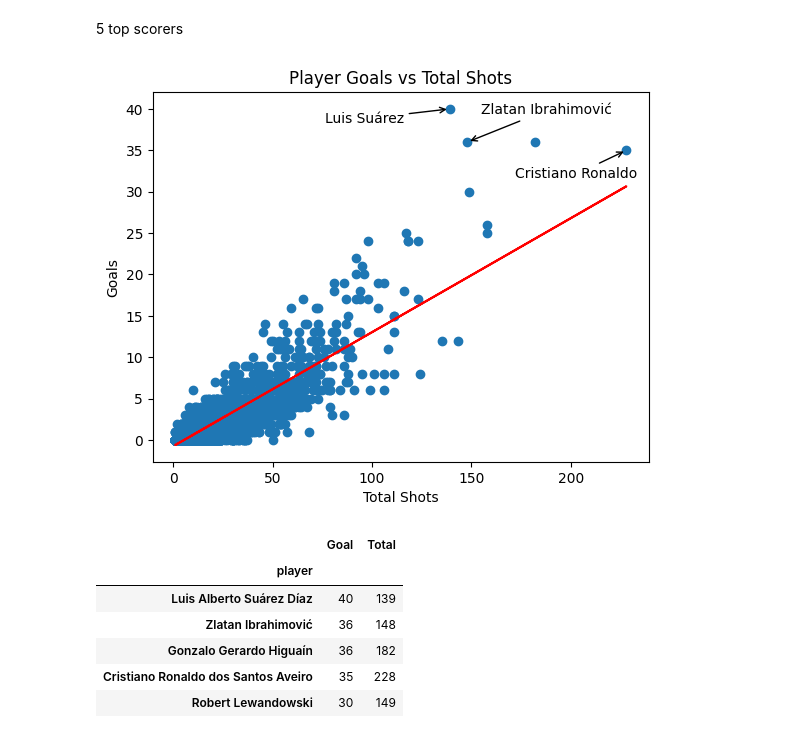
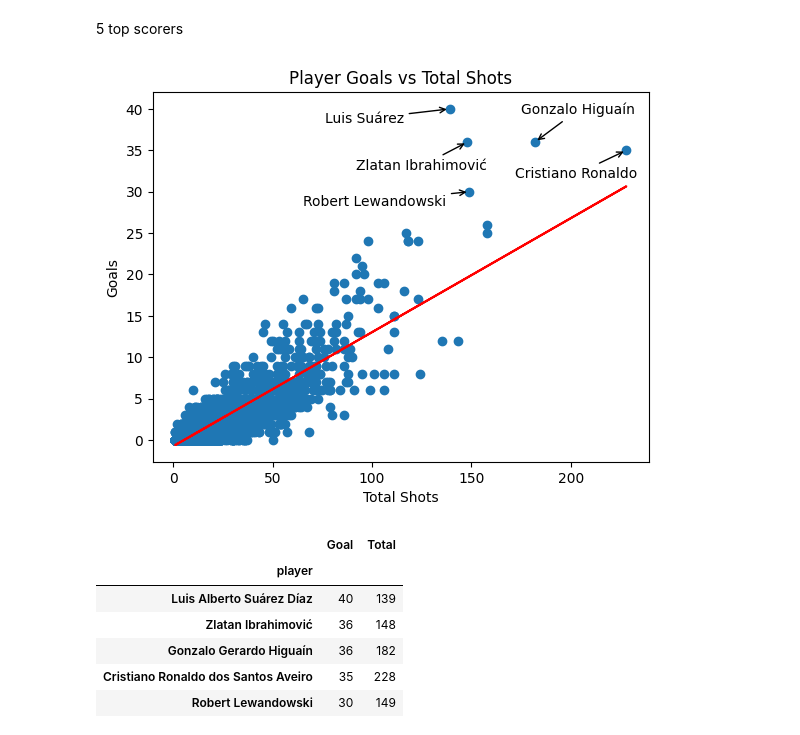
Before and after one commit to kaspar-soukup/expected_goals, a Jupyter notebook: Expected-Goals/notebooks/EDA.ipynb, the cells around one changed output. Drawn from its saved outputs; the diff is of its cells as text; code cells hidden in the pictures.

```diff
--- a/Expected-Goals/notebooks/EDA.ipynb
+++ b/Expected-Goals/notebooks/EDA.ipynb
@@ -252,31 +227,33 @@ team_stats.sort_values("Goal", ascending=False).head(5)
 # %%
 player_stats = football.assign(
     Goal=lambda d: (d.shot_outcome == "Goal").astype(int),
     Total=1
 ).pivot_table(
     index="player",
     values=["Goal", "Total"],
     aggfunc="sum"
 )
 
 plt.scatter(y = player_stats["Goal"], x = player_stats["Total"])
 x_p = player_stats["Goal"].values
 y_p = player_stats["Total"].values
 
 slope, intercept = np.polyfit(y_p, x_p, 1)
 plt.plot(y_p, slope * y_p + intercept, color = "red")
 
 # annotate graph
 annotate_graph("Luis Suárez", 139, 40, -90, -10)
-annotate_graph("Zlatan Ibrahimović", 148, 36, 10, 20)
+annotate_graph("Zlatan Ibrahimović", 148, 36, -80, -20)
 annotate_graph("Cristiano Ronaldo", 228, 35, -80, -20)
+annotate_graph("Gonzalo Higuaín", 182, 36, -10, 20)
+annotate_graph("Robert Lewandowski", 149, 30, -120, -10)
 
 plt.xlabel("Total Shots")
 plt.ylabel("Goals")
 plt.title("Player Goals vs Total Shots")
 plt.show()
 # %% [output]
-[figure, old version]
+[figure, new version]
 # %%
 player_stats.sort_values("Goal", ascending=False).head(10)
 # %% [output]
```
Also changed, not shown: parts of 3 cells of this notebook, 1 other file.
